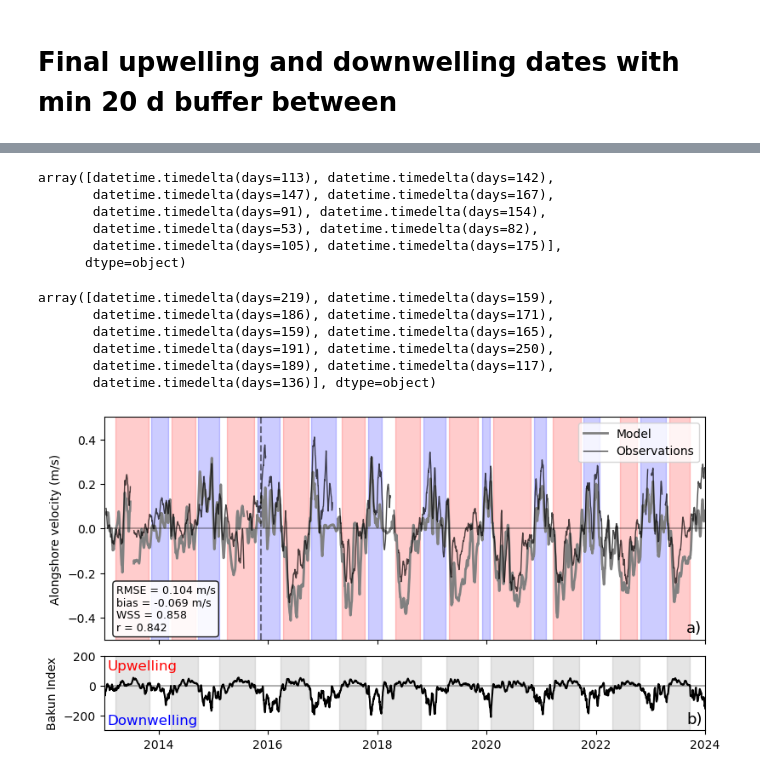
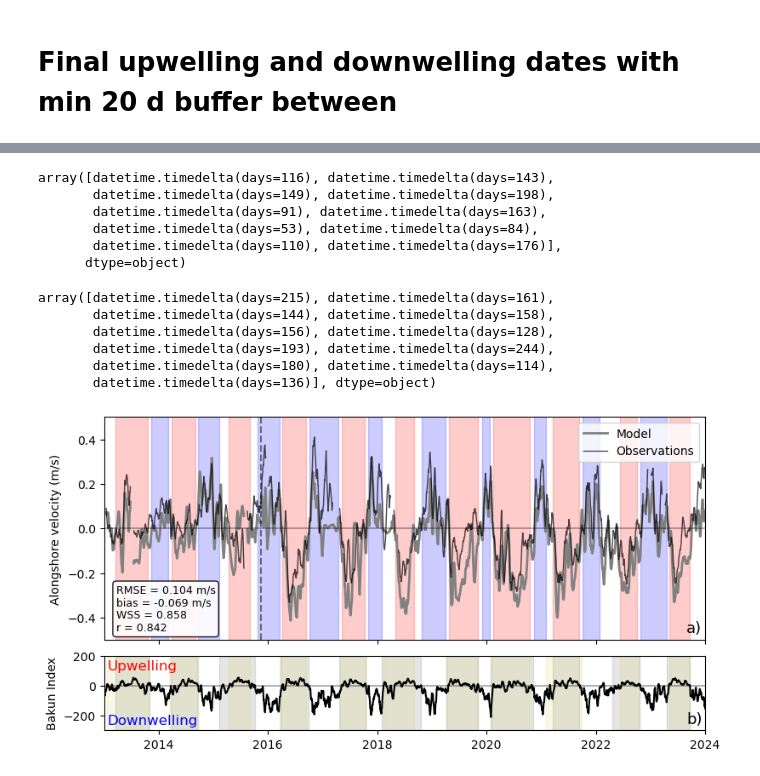
Before and after one commit to rbeutel/LO_user, a Jupyter notebook: seasontiming.ipynb, the cells around one changed output, grey strips where cells are left out. Cells and saved outputs as stored; diff of their text form; code cells hidden in the pictures.

```diff
--- a/seasontiming.ipynb
+++ b/seasontiming.ipynb
@@ -543,6 +540,6 @@ ax.plot([np.min(a1.index),np.max(a1.index)],[0,0],'k--',alpha=0.6)
 
 for j in range(0, len(a1_up),2):
     ax.fill_between(a1.datetime, -1, 1, where=(a1.datetime<a1_up[j+1])&(a1.datetime>=a1_up[j]), color='r', alpha=0.2)
-for j in range(0, len(ht_dates),2):
-    ax.fill_between(a1.datetime, -1, 1, where=(a1.datetime<ht_dates[j+1])&(a1.datetime>=ht_dates[j]), color='y', alpha=0.2)
+for j in range(len(ht_dates)):
+    ax.fill_between(a1.datetime, -1, 1, where=(a1.datetime<ht_dates.fall[j])&(a1.datetime>=ht_dates.spring[j]), color='y', alpha=0.2)
 # %% [output]
@@ -552,26 +558,26 @@ for j in range(0, len(ht_dates),2):
 # %%
-up = np.array([dt.datetime(2013,3,19),dt.datetime(2013,10,24),
-               dt.datetime(2014,3,27),dt.datetime(2014,9,2),
-               dt.datetime(2015,4,1),dt.datetime(2015,10,4),
-               dt.datetime(2016,4,9),dt.datetime(2016,9,27),
-               dt.datetime(2017,5,6),dt.datetime(2017,10,12),
-               dt.datetime(2018,5,1),dt.datetime(2018,10,13),
-               dt.datetime(2019,4,26),dt.datetime(2019,11,3),
-               dt.datetime(2020,2,16),dt.datetime(2020,10,23),
-               dt.datetime(2021,3,17),dt.datetime(2021,9,22),
-               dt.datetime(2022,6,10),dt.datetime(2022,10,5),
+up = np.array([dt.datetime(2013,3,19),dt.datetime(2013,10,20),
+               dt.datetime(2014,3,26),dt.datetime(2014,9,3),
+               dt.datetime(2015,4,14),dt.datetime(2015,9,5),
+               dt.datetime(2016,4,8),dt.datetime(2016,9,13),
+               dt.datetime(2017,5,9),dt.datetime(2017,10,12),
+               dt.datetime(2018,5,1),dt.datetime(2018,9,6),
+               dt.datetime(2019,4,26),dt.datetime(2019,11,5),
+               dt.datetime(2020,2,16),dt.datetime(2020,10,17),
+               dt.datetime(2021,3,19),dt.datetime(2021,9,15),
+               dt.datetime(2022,6,12),dt.datetime(2022,10,4),
                dt.datetime(2023,5,9),dt.datetime(2023,9,22)])
 
-down = np.array([dt.datetime(2013,11,13),dt.datetime(2014,3,6),
-                 dt.datetime(2014,9,23),dt.datetime(2015,2,12),
-                 dt.datetime(2015,10,24),dt.datetime(2016,3,19),
-                 dt.datetime(2016,10,17),dt.datetime(2017,4,2),
+down = np.array([dt.datetime(2013,11,10),dt.datetime(2014,3,6),
+                 dt.datetime(2014,9,22),dt.datetime(2015,2,12),
+                 dt.datetime(2015,10,22),dt.datetime(2016,3,19),
+                 dt.datetime(2016,10,3),dt.datetime(2017,4,19),
                  dt.datetime(2017,11,2),dt.datetime(2018,2,1),
-                 dt.datetime(2018,11,3),dt.datetime(2019,4,6),
+                 dt.datetime(2018,10,25),dt.datetime(2019,4,6),
                  dt.datetime(2019,12,5),dt.datetime(2020,1,27),
-                 dt.datetime(2020,11,12),dt.datetime(2021,2,2),
-                 dt.datetime(2021,10,12),dt.datetime(2022,1,25),
-                 dt.datetime(2022,10,25),dt.datetime(2023,4,18)])
+                 dt.datetime(2020,11,12),dt.datetime(2021,2,4),
+                 dt.datetime(2021,10,7),dt.datetime(2022,1,25),
+                 dt.datetime(2022,10,25),dt.datetime(2023,4,19)])
 # %%
 # how long are each of the buffers?
 up[1:-1] - down
@@ -591,19 +597,19 @@ array([datetime.timedelta(days=-20), datetime.timedelta(days=21),
 # downwelling season length
 down[1:][::2]-down[:-1][::2]
 # %% [output]
-array([datetime.timedelta(days=113), datetime.timedelta(days=142),
-       datetime.timedelta(days=147), datetime.timedelta(days=167),
-       datetime.timedelta(days=91), datetime.timedelta(days=154),
-       datetime.timedelta(days=53), datetime.timedelta(days=82),
-       datetime.timedelta(days=105), datetime.timedelta(days=175)],
+array([datetime.timedelta(days=116), datetime.timedelta(days=143),
+       datetime.timedelta(days=149), datetime.timedelta(days=198),
+       datetime.timedelta(days=91), datetime.timedelta(days=163),
+       datetime.timedelta(days=53), datetime.timedelta(days=84),
+       datetime.timedelta(days=110), datetime.timedelta(days=176)],
       dtype=object)
 # %%
 # upwelling season length
 up[1:][::2]-up[:-1][::2]
 # %% [output]
-array([datetime.timedelta(days=219), datetime.timedelta(days=159),
-       datetime.timedelta(days=186), datetime.timedelta(days=171),
-       datetime.timedelta(days=159), datetime.timedelta(days=165),
-       datetime.timedelta(days=191), datetime.timedelta(days=250),
-       datetime.timedelta(days=189), datetime.timedelta(days=117),
+array([datetime.timedelta(days=215), datetime.timedelta(days=161),
+       datetime.timedelta(days=144), datetime.timedelta(days=158),
+       datetime.timedelta(days=156), datetime.timedelta(days=128),
+       datetime.timedelta(days=193), datetime.timedelta(days=244),
+       datetime.timedelta(days=180), datetime.timedelta(days=114),
        datetime.timedelta(days=136)], dtype=object)
@@ -629,31 +632,33 @@ ax.plot(a1.datetime[:1050], a1['obs_325'][:1050]*-1,'k',lw=1,alpha=0.7)
 plot_panel(ax, np.append(a1['obs_325'][:1050]*-1,df['smoothed_obs_v'][225:]), np.append(a1['model_325'][:1050]*-1,df['smoothed_mod_v'][225:]), (-0.5,0.5), 'm/s')
 
 ax.plot([np.datetime64(np.min(a1.datetime)),np.datetime64(np.max(df.datetime))],[0,0],'k',alpha=0.3)
 ax.plot([df.datetime[225],df.datetime[225]],[-0.5,0.5],'k--',alpha=0.5)
 ax.set_xlim([np.datetime64(np.min(a1.datetime)),np.datetime64(np.max(df.datetime))])
 ax.set_xticklabels([])
 ax.legend()
 
 # bakun
 ax1.plot(bakun.date, bakun.smoothed,'k',label="Bakun Index")
 ax1.set_ylabel('Bakun Index')
 ax1.set_ylim([-300,200])
 ax1.plot([np.datetime64(np.min(a1.datetime)),np.datetime64(np.max(df.datetime))],[0,0],'k',alpha=0.3)
 ax1.set_xlim([np.datetime64(np.min(a1.datetime)),np.datetime64(np.max(df.datetime))])
 
 # text
 ax.text(.995, .02, 'a)', color='k', ha='right', va='bottom', transform=ax.transAxes, fontsize=13)
 ax1.text(.995, 0.05, 'b)', color='k', ha='right', va='bottom', transform=ax1.transAxes, fontsize=13)
 ax1.text(.005, 0.95, 'Upwelling', color='r', ha='left', va='top', transform=ax1.transAxes, fontsize=12)
 ax1.text(.005, 0.05, 'Downwelling', color='b', ha='left', va='bottom', transform=ax1.transAxes, fontsize=12)
 
 for j in range(0, len(up),2):
     ax.fill_between(pd.to_datetime(bakun.date), -1, 1, where=(pd.to_datetime(bakun.date)<up[j+1])&(pd.to_datetime(bakun.date)>=up[j]), color='r', alpha=0.2,zorder=0)
 for j in range(0, len(down),2):
     ax.fill_between(pd.to_datetime(bakun.date), -1, 1, where=(pd.to_datetime(bakun.date)<down[j+1])&(pd.to_datetime(bakun.date)>=down[j]), color='b', alpha=0.2,zorder=0)
 for j in range(len(fall[46:])):
     ax1.fill_between(pd.to_datetime(bakun.date), -300, 200, where=(pd.to_datetime(bakun.date)<fall[46+j])&(pd.to_datetime(bakun.date)>=spring[46+j]), color='k', alpha=0.1)
+for j in range(len(ht_dates)):
+    ax1.fill_between(pd.to_datetime(bakun.date), -300, 200, where=(pd.to_datetime(bakun.date)<ht_dates.fall[j])&(pd.to_datetime(bakun.date)>=ht_dates.spring[j]), color='y', alpha=0.1)
 
 plt.savefig('/data1/bbeutel/LO_user/ariane/figures/seasontiming.pdf')
 # %% [output]
-[figure, old version]
+[figure, new version]
```
Also changed, not shown: parts of 11 cells of this notebook.
